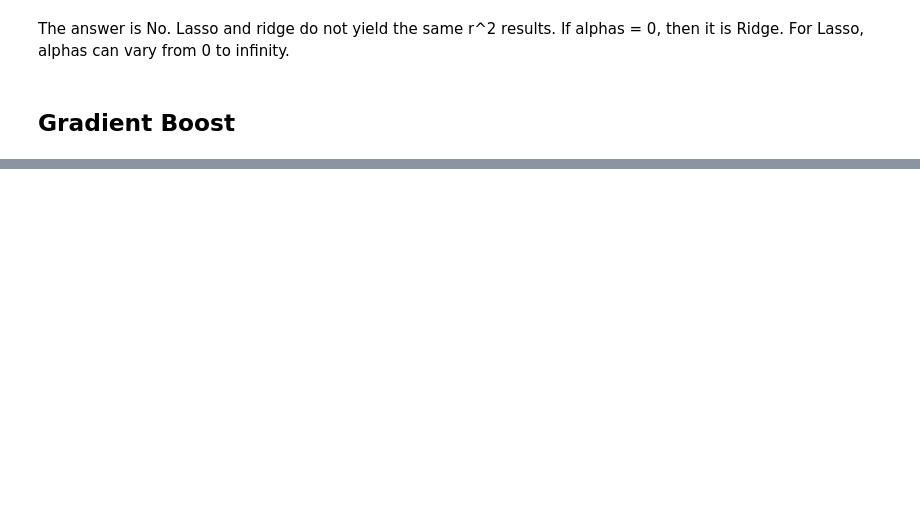
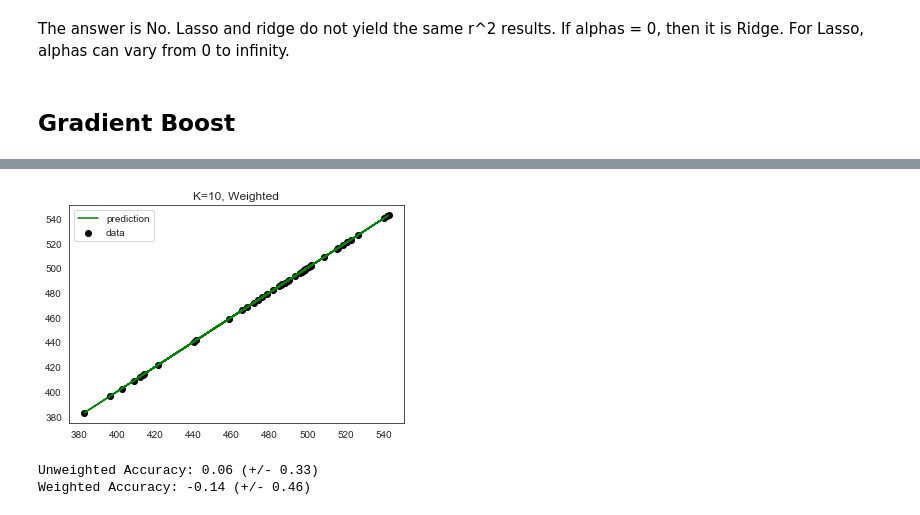
Before and after one commit to Heathocha/The-3-E-s, a Jupyter notebook: The 3 E's-Main.ipynb, the cells around one changed output, grey strips where cells are left out. Saved outputs shown, nothing was run; the diff lists cells and outputs as text; code cells hidden in the pictures; blank space fills up the shorter version.

```diff
--- a/The 3 E's-Main.ipynb
+++ b/The 3 E's-Main.ipynb
@@ -1004,0 +995,24 @@ NotFittedError: This GradientBoostingClassifier instance is not fitted yet. Call
+# %%
+knn_w = neighbors.KNeighborsRegressor(n_neighbors=10, weights='distance')
+knn_w.fit(Xtest, ytest)
+
+# Set up our prediction line.
+T = np.arange(0, 50, 0.1)[:, np.newaxis]
+
+y_test_ = knn_w.predict(Xtest)
+
+plt.scatter(ytest, y_test_, c='k', label='data')
+plt.plot(ytest, y_test_, c='g', label='prediction')
+plt.legend()
+plt.title('K=10, Weighted')
+plt.show()
+# %% [output]
+[figure, added]
+# %%
+score = cross_val_score(knn, Xtest, ytest, cv=5)
+print("Unweighted Accuracy: %0.2f (+/- %0.2f)" % (score.mean(), score.std() * 2))
+score_w = cross_val_score(knn_w, Xtest, ytest, cv=5)
+print("Weighted Accuracy: %0.2f (+/- %0.2f)" % (score_w.mean(), score_w.std() * 2))
+# %% [output]
+Unweighted Accuracy: 0.06 (+/- 0.33)
+Weighted Accuracy: -0.14 (+/- 0.46)
```
Also changed, not shown: parts of 23 cells of this notebook.
